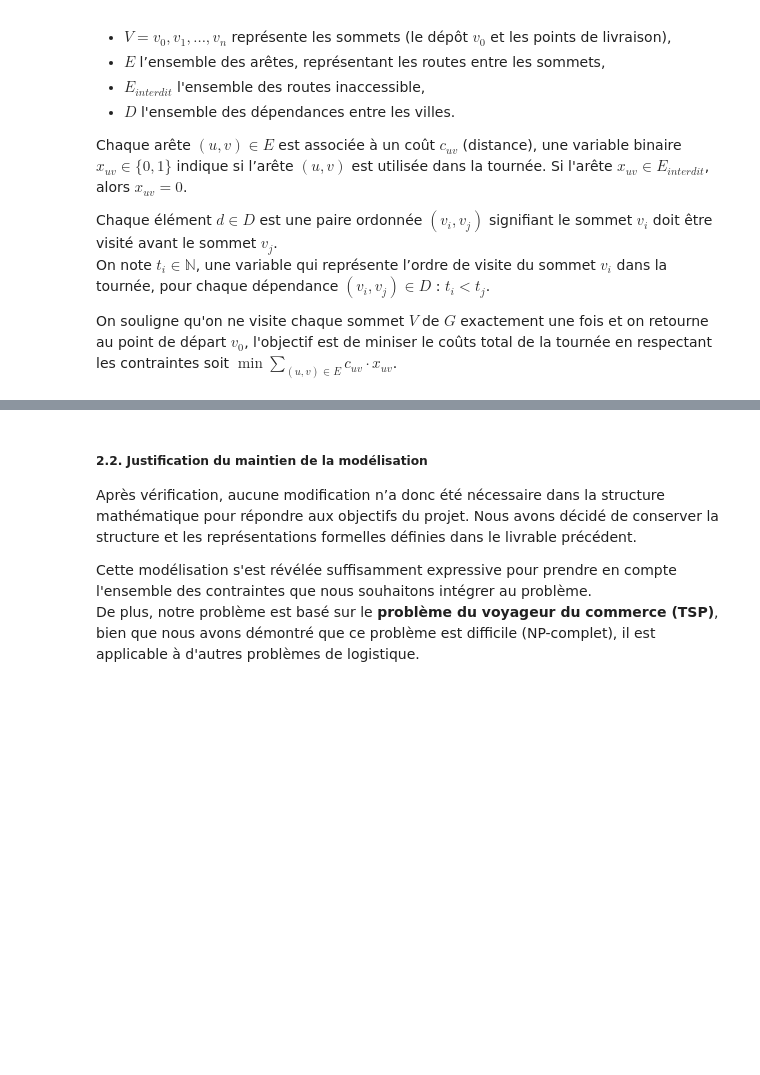
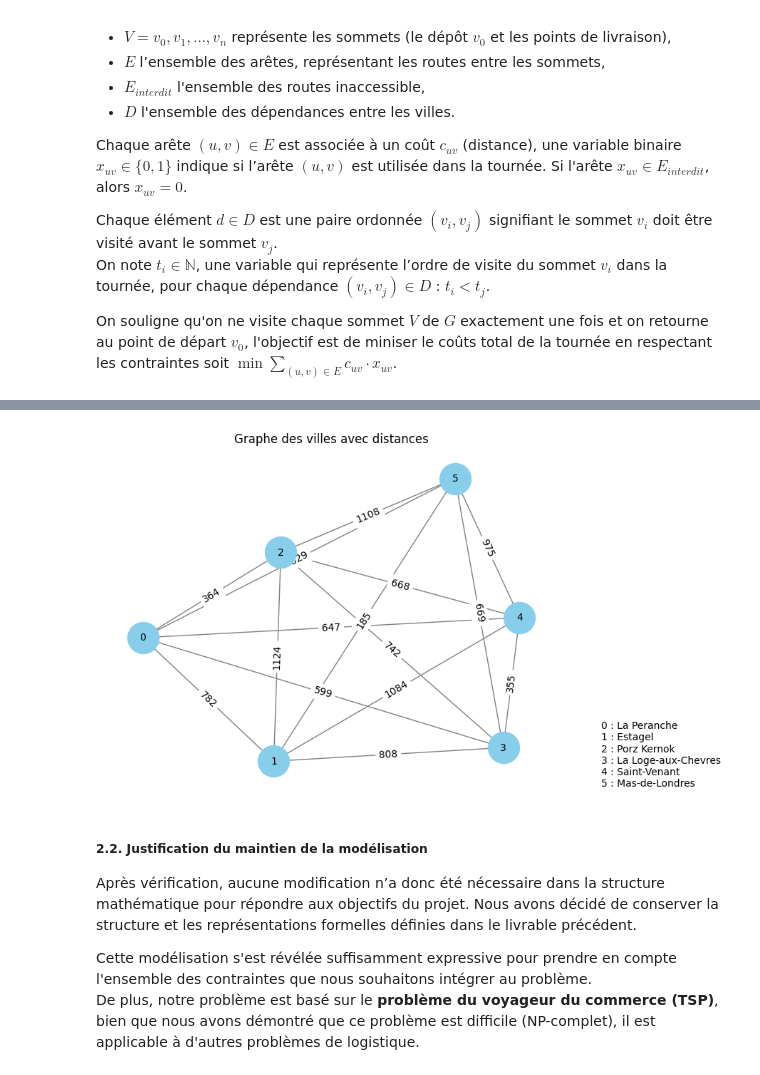
Before and after one commit to noiia/BLOC_RECHERCHE_OPERATIONNELLE, a Jupyter notebook: final_projet.ipynb, the cells around one changed output, grey strips where cells are left out. Saved outputs shown, nothing was run; the diff lists cells and outputs as text; code cells hidden in the pictures; blank space fills up the shorter version.

```diff
--- a/final_projet.ipynb
+++ b/final_projet.ipynb
@@ -242,6 +260,8 @@ def generate_hamiltonian_graph(path, path_cost, matrix, cities):
     import matplotlib.pyplot as plt
 
     try :
+        if path[0] != path[-1]:
+            path.append(path[0])
         G = nx.DiGraph()
         cities_converted = {}
         total_weight = 0
@@ -305,38 +325,42 @@ def generate_hamiltonian_map(path, cities):
     import webbrowser
     from collections import defaultdict
 
+    if path[0] != path[-1]:
+        path.append(path[0])
     french_map = folium.Map(location=[46.5, 2.5], zoom_start=6)
     loc_cities = defaultdict(list)
 
     for city in cities:
         lat, lon = cities[city]
         if lat and lon:
             loc_cities[city].append((lat, lon))
         else:
             cities.pop(city)
 
     for i, city in enumerate(cities):
         lat, lon = loc_cities[city][0]
         folium.Marker(
             location=[lat, lon],
             popup=city,
             icon=folium.DivIcon(html=f"""<div style="font-size: 16pt; color: white; background-color: blue; border-radius: 50%; width: 24px; height: 24px; text-align: center; line-height: 24px;">{i}</div>""")
         ).add_to(french_map)
 
     for i in range(len(path) - 1):
         city1 = list(cities.keys())[path[i]]
         city2 = list(cities.keys())[path[i + 1]]
 
         lat1, lon1 = loc_cities[city1][0]
         lat2, lon2 = loc_cities[city2][0]
 
         folium.PolyLine([(lat1, lon1), (lat2, lon2)], color="blue", weight=2, opacity=0.6).add_to(french_map)
 
     french_map.save("graphe_hamiltonien_sur_carte.html")
     webbrowser.open("graphe_hamiltonien_sur_carte.html")
 
 generate_complete_graph(matrix, Cities)
 generate_complete_map(Cities)
+# %% [output]
+[figure, added]
 # %% [markdown]
 
 ##### 2.2. Justification du maintien de la modélisation
```
Also changed, not shown: parts of 3 cells of this notebook, 2 other files.
